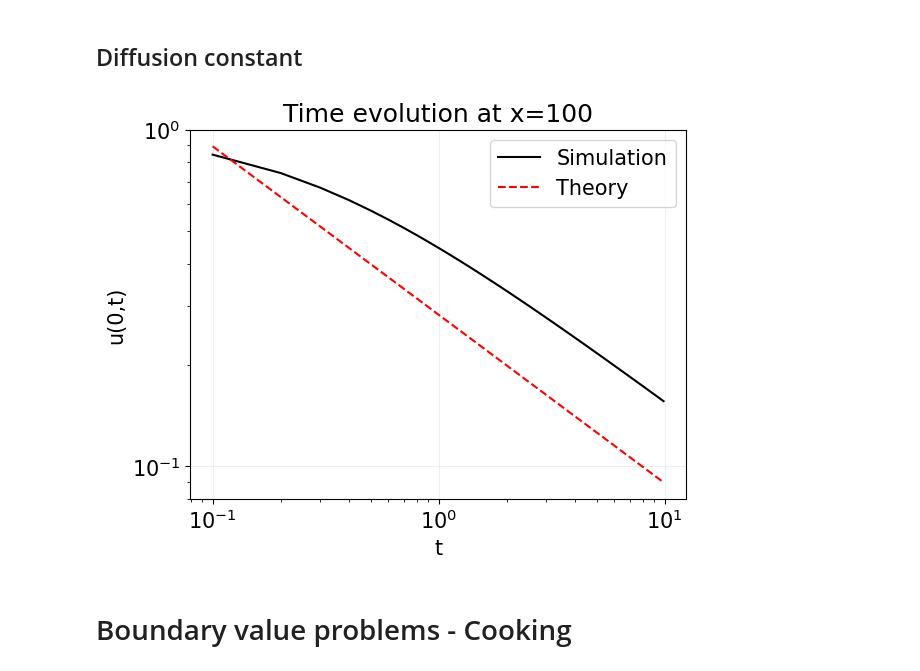
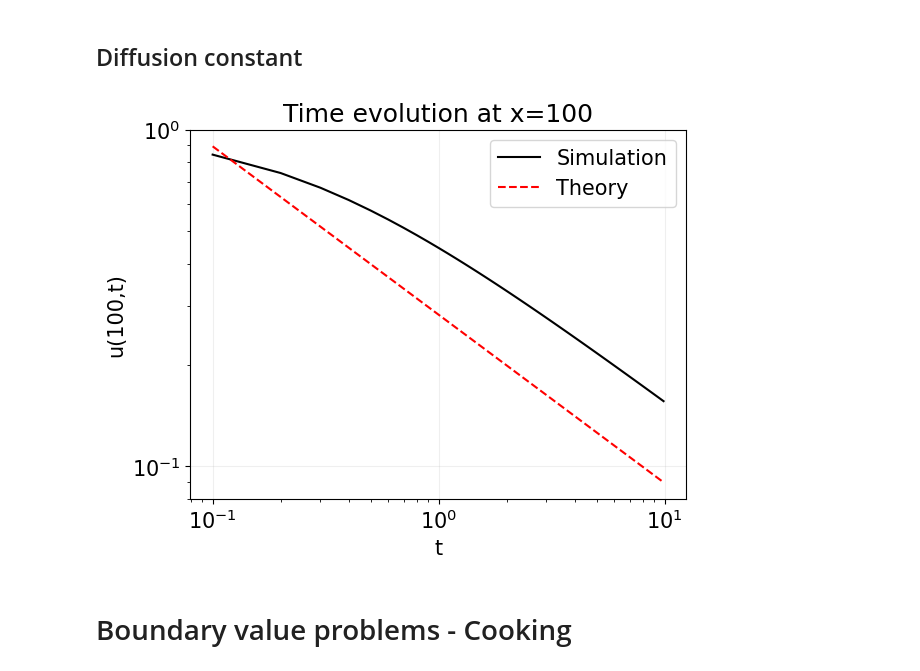
Before and after one commit to fmottes/Harvard-AM115-2024, a Jupyter notebook: [AM115 2024] Lecture 8 - Diffusion in One Dimension.ipynb, the cells around one changed output. Cells and saved outputs as stored; diff of their text form; code cells hidden in the pictures.

```diff
--- a/[AM115 2024] Lecture 8 - Diffusion in One Dimension.ipynb
+++ b/[AM115 2024] Lecture 8 - Diffusion in One Dimension.ipynb
@@ -158,26 +147,26 @@ array([0. , 0.1, 0.2, 0.3, 0.4, 0.5, 0.6, 0.7, 0.8, 0.9, 1. , 1.1, 1.2,
 # %%
 #plot time change at fixed x
 
 x_plot = 100
 
 plt.plot(t[1:], ut[1:,x_plot], 'k', label='Simulation')
 
 plt.plot(t[1:],1/(np.sqrt(t[1:])*np.sqrt(4*np.pi)), 'r--', label='Theory')
 
 plt.xscale('log')
 plt.yscale('log')
 
 plt.xlabel('t')
-plt.ylabel('u(0,t)')
+plt.ylabel(f'u({x_plot},t)')
 plt.title(f'Time evolution at x={x_plot}')
 
 plt.legend()
 
 plt.grid(alpha=.2)
 
 plt.show()
 # %% [output]
-[figure, old version]
+[figure, new version]
 # %% [markdown]
 # Boundary value problems - Cooking
 # %%
```
Also changed, not shown: parts of 1 cell of this notebook.
